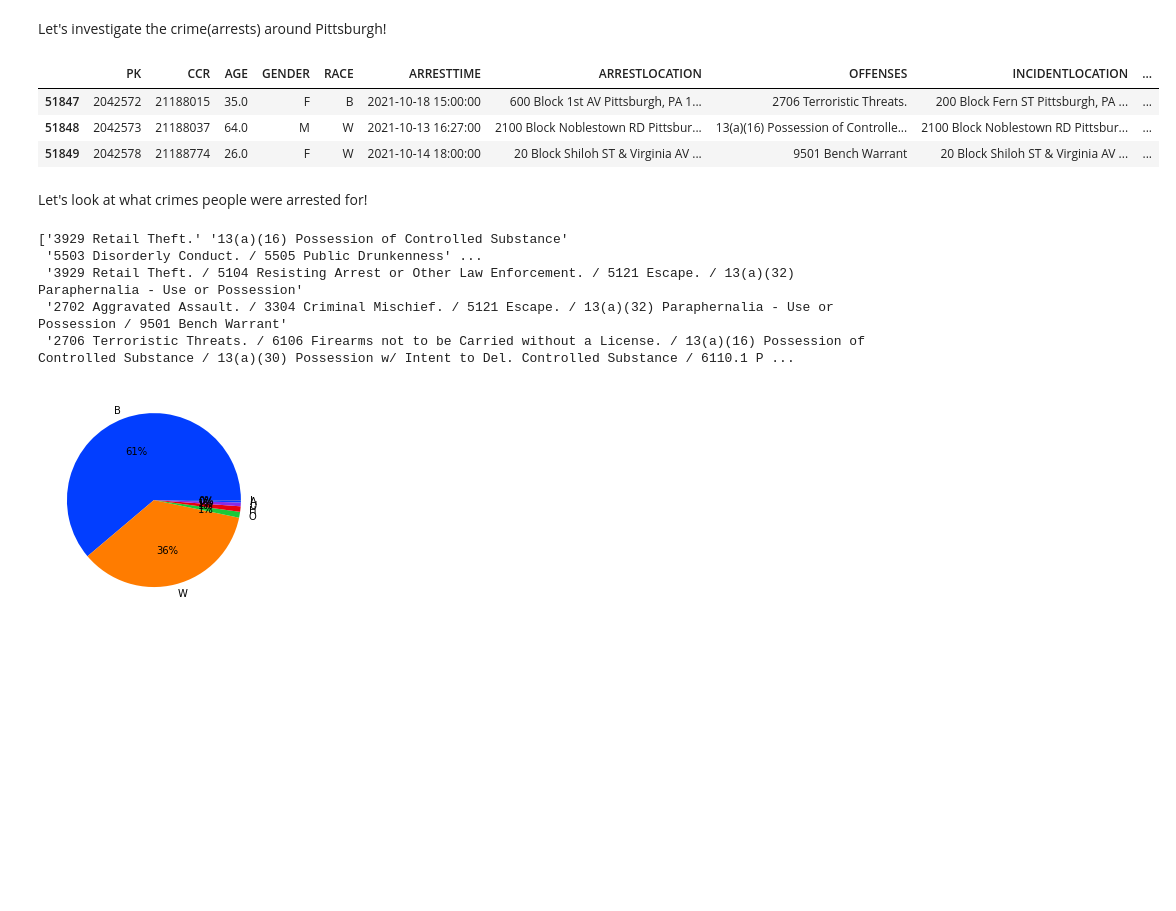
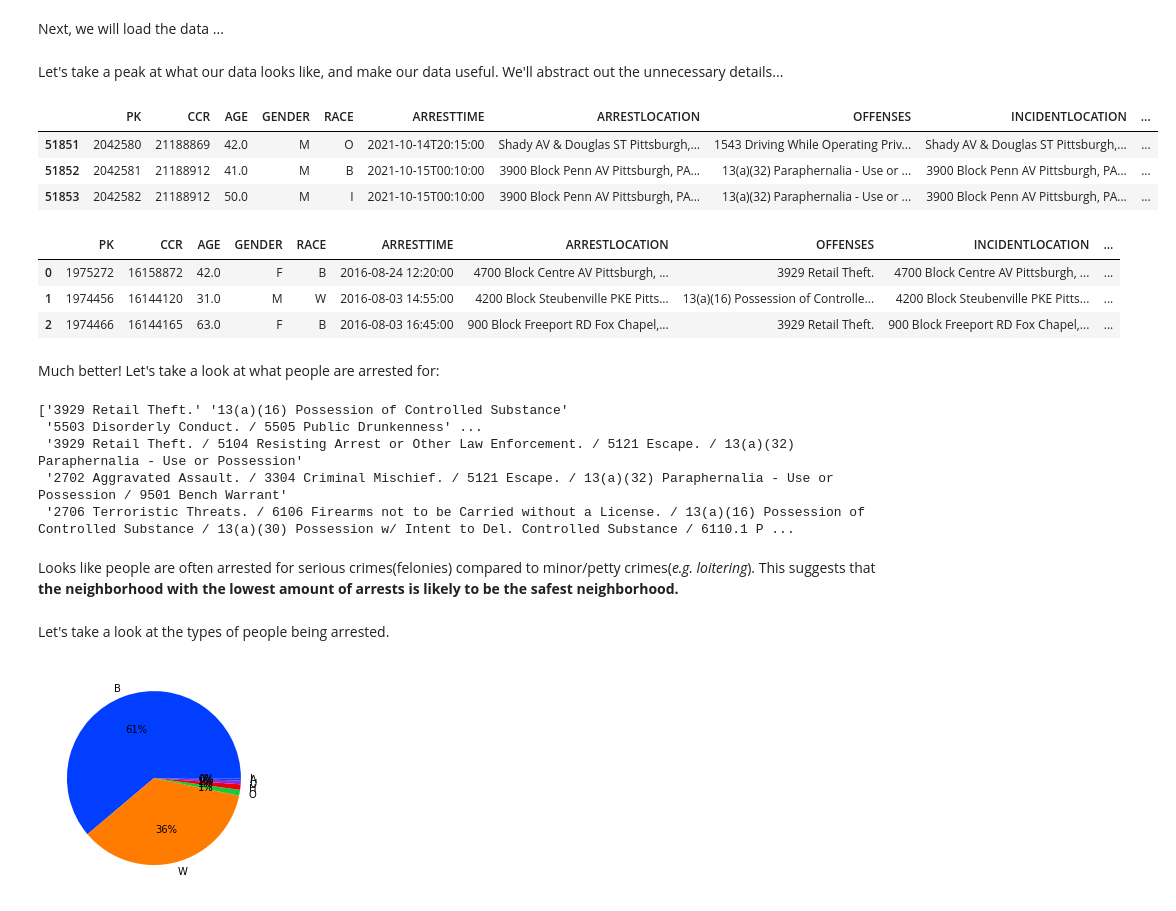
Before and after one commit to shinwookim/CMPINF-0010-Final-Project, a Jupyter notebook: Arrests (SHK148).ipynb, the cells around one changed output. Drawn from its saved outputs; the diff is of its cells as text; code cells hidden in the pictures; blank space fills up the shorter version.

```diff
--- a/Arrests (SHK148).ipynb
+++ b/Arrests (SHK148).ipynb
@@ -18,25 +20,33 @@ import matplotlib.pyplot as plt
-# %% [markdown]
-Let's investigate the crime(arrests) around Pittsburgh!
+# %% [markdown]
+Next, we will load the data ...
 # %%
 # load data from data set
 arrests = pd.read_csv("https://data.wprdc.org/datastore/dump/e03a89dd-134a-4ee8-a2bd-62c40aeebc6f")
+# %% [markdown]
+Let's take a peak at what our data looks like, and make our data useful. We'll abstract out the unnecessary details...
+# %%
+arrests.tail(3)
+# %% [output]
+|  | PK | CCR | AGE | GENDER | RACE | ARRESTTIME | ARRESTLOCATION | OFFENSES | INCIDENTLOCATION | ... |
+| 51851 | 2042580 | 21188869 | 42.0 | M | O | 2021-10-14T20:15:00 | Shady AV & Douglas ST Pittsburgh,... | 1543 Driving While Operating Priv... | Shady AV & Douglas ST Pittsburgh,... | ... |
+| 51852 | 2042581 | 21188912 | 41.0 | M | B | 2021-10-15T00:10:00 | 3900 Block Penn AV Pittsburgh, PA... | 13(a)(32) Paraphernalia - Use or ... | 3900 Block Penn AV Pittsburgh, PA... | ... |
+| 51853 | 2042582 | 21188912 | 50.0 | M | I | 2021-10-15T00:10:00 | 3900 Block Penn AV Pittsburgh, PA... | 13(a)(32) Paraphernalia - Use or ... | 3900 Block Penn AV Pittsburgh, PA... | ... |
 # %%
 # Dropping unnecessary columns
-arrests.drop(['INCIDENTZONE','INCIDENTTRACT', 'COUNCIL_DISTRICT', 'X', 'Y', 'PUBLIC_WORKS_DIVISION',], axis=1, inplace=True)
-
+arrests.drop(['INCIDENTZONE','INCIDENTTRACT', 'COUNCIL_DISTRICT', 'PUBLIC_WORKS_DIVISION',], axis=1, inplace=True)
 
 # Formatting arrest time properly
 arrests['ARRESTTIME'] = pd.to_datetime(arrests['ARRESTTIME'])
 
 
-arrests.tail(3)
+arrests.head(3)
 # %% [output]
 |  | PK | CCR | AGE | GENDER | RACE | ARRESTTIME | ARRESTLOCATION | OFFENSES | INCIDENTLOCATION | ... |
-| 51847 | 2042572 | 21188015 | 35.0 | F | B | 2021-10-18 15:00:00 | 600 Block 1st AV Pittsburgh, PA 1... | 2706 Terroristic Threats. | 200 Block Fern ST Pittsburgh, PA ... | ... |
-| 51848 | 2042573 | 21188037 | 64.0 | M | W | 2021-10-13 16:27:00 | 2100 Block Noblestown RD Pittsbur... | 13(a)(16) Possession of Controlle... | 2100 Block Noblestown RD Pittsbur... | ... |
-| 51849 | 2042578 | 21188774 | 26.0 | F | W | 2021-10-14 18:00:00 | 20 Block Shiloh ST & Virginia AV ... | 9501 Bench Warrant | 20 Block Shiloh ST & Virginia AV ... | ... |
+| 0 | 1975272 | 16158872 | 42.0 | F | B | 2016-08-24 12:20:00 | 4700 Block Centre AV Pittsburgh, ... | 3929 Retail Theft. | 4700 Block Centre AV Pittsburgh, ... | ... |
+| 1 | 1974456 | 16144120 | 31.0 | M | W | 2016-08-03 14:55:00 | 4200 Block Steubenville PKE Pitts... | 13(a)(16) Possession of Controlle... | 4200 Block Steubenville PKE Pitts... | ... |
+| 2 | 1974466 | 16144165 | 63.0 | F | B | 2016-08-03 16:45:00 | 900 Block Freeport RD Fox Chapel,... | 3929 Retail Theft. | 900 Block Freeport RD Fox Chapel,... | ... |
 # %% [markdown]
-Let's look at what crimes people were arrested for!
+Much better! Let's take a look at what people are arrested for:
 # %%
 print (arrests["OFFENSES"].unique())
 # %% [output]
@@ -45,4 +55,8 @@ print (arrests["OFFENSES"].unique())
  '3929 Retail Theft. / 5104 Resisting Arrest or Other Law Enforcement. / 5121 Escape. / 13(a)(32) Paraphernalia - Use or Possession'
  '2702 Aggravated Assault. / 3304 Criminal Mischief. / 5121 Escape. / 13(a)(32) Paraphernalia - Use or Possession / 9501 Bench Warrant'
  '2706 Terroristic Threats. / 6106 Firearms not to be Carried without a License. / 13(a)(16) Possession of Controlled Substance / 13(a)(30) Possession w/ Intent to Del. Controlled Substance / 6110.1 P ...
+# %% [markdown]
+Looks like people are often arrested for serious crimes(felonies) compared to minor/petty crimes(*e.g. loitering*). This suggests that **the neighborhood with the lowest amount of arrests is likely to be the safest neighborhood.**
+# %% [markdown]
+Let's take a look at the types of people being arrested.
 # %%
```
Also changed, not shown: parts of 18 cells of this notebook.
